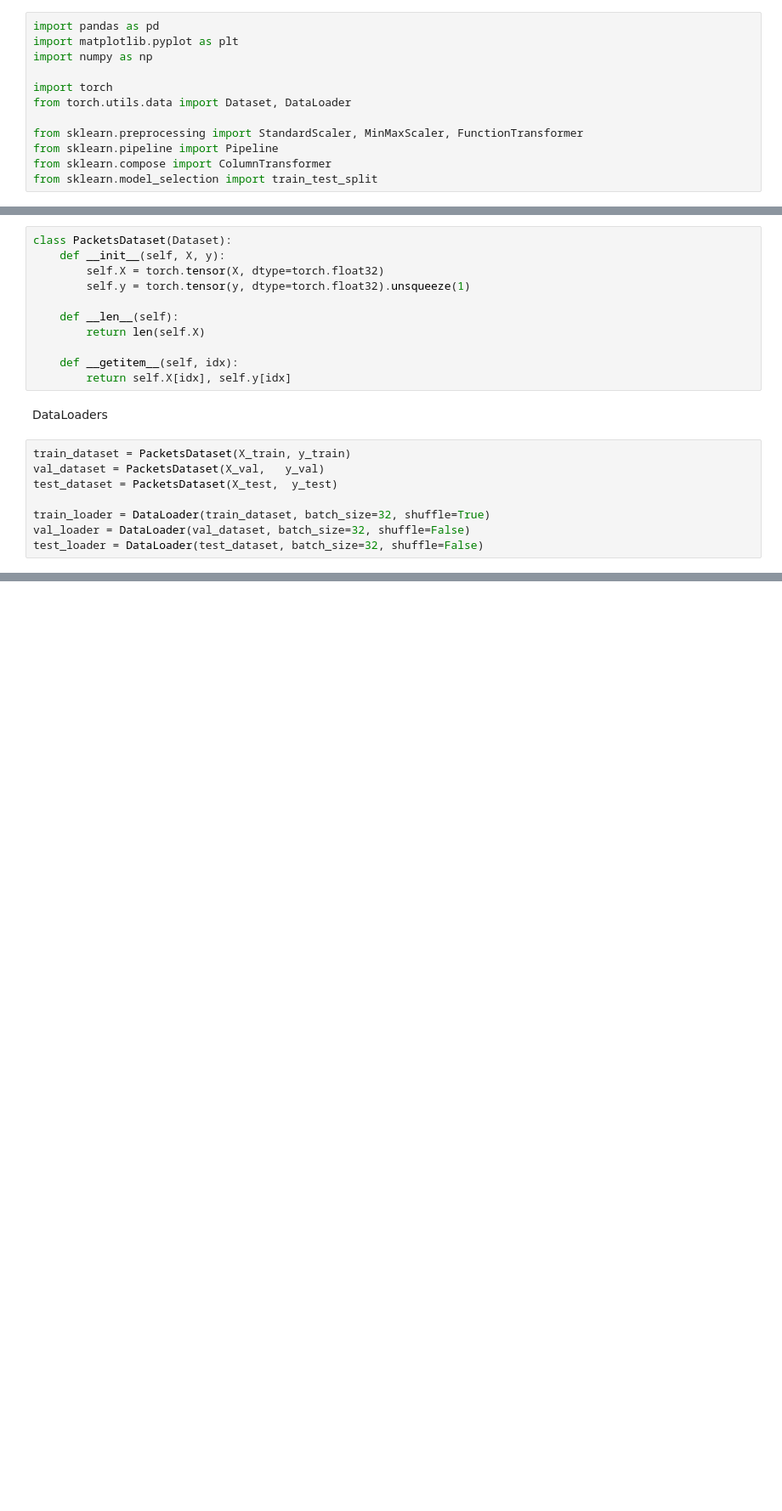
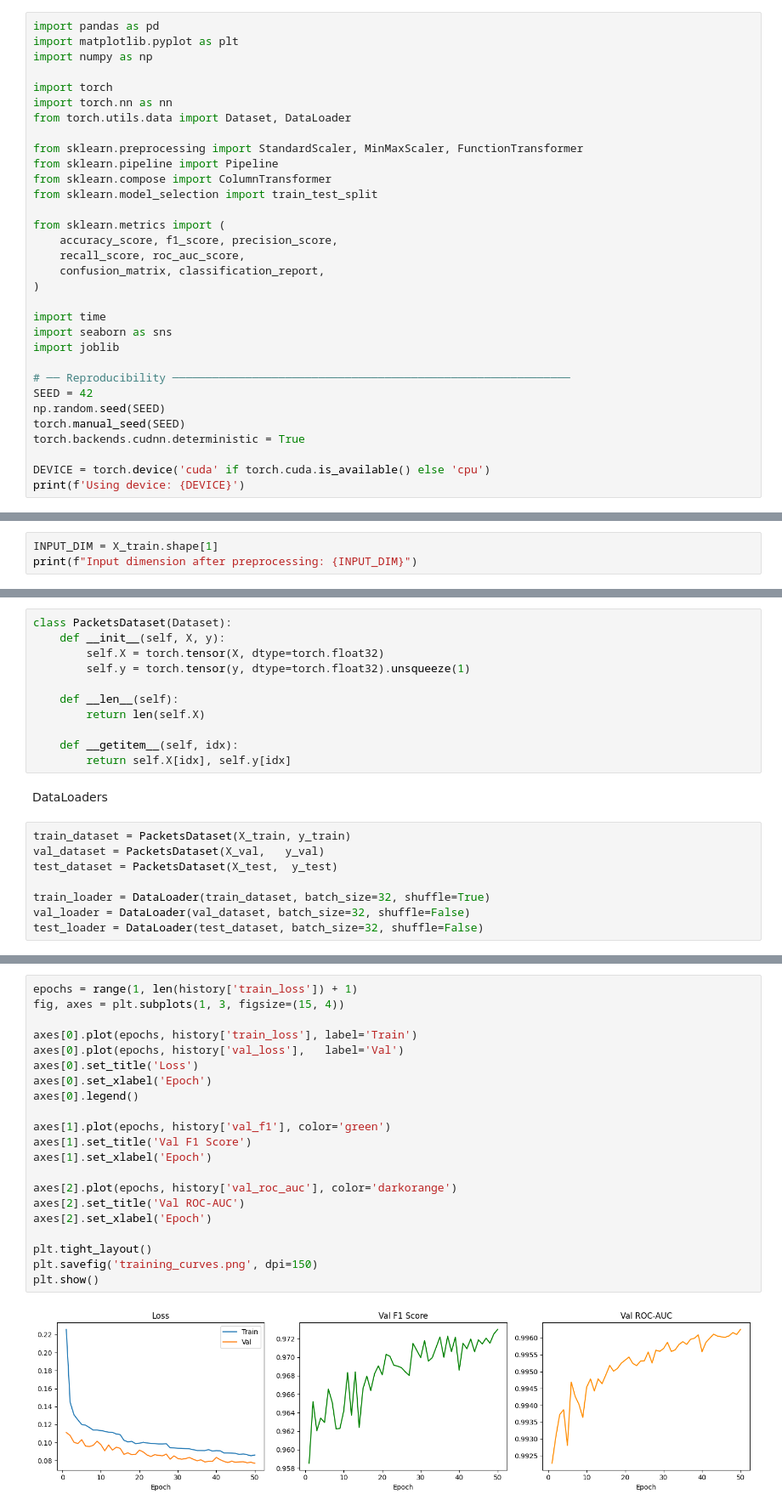
Before and after one commit to kiagunteh/deeplearningsutd, a Jupyter notebook: project.ipynb, the cells around one changed output, grey strips where cells are left out. Shown at 85% size. Drawn from its saved outputs; the diff is of its cells as text; blank space fills up the shorter version.

Commit message:
Model and training done

```diff
--- a/project.ipynb
+++ b/project.ipynb
@@ -8,9 +8,29 @@ import matplotlib.pyplot as plt
 import numpy as np
 
 import torch
+import torch.nn as nn
 from torch.utils.data import Dataset, DataLoader
 
 from sklearn.preprocessing import StandardScaler, MinMaxScaler, FunctionTransformer
 from sklearn.pipeline import Pipeline
 from sklearn.compose import ColumnTransformer
 from sklearn.model_selection import train_test_split
+
+from sklearn.metrics import (
+    accuracy_score, f1_score, precision_score,
+    recall_score, roc_auc_score,
+    confusion_matrix, classification_report,
+)
+
+import time
+import seaborn as sns
+import joblib
+
+# ── Reproducibility ────────────────────────────────────────────────────────────
+SEED = 42
+np.random.seed(SEED)
+torch.manual_seed(SEED)
+torch.backends.cudnn.deterministic = True
+
+DEVICE = torch.device('cuda' if torch.cuda.is_available() else 'cpu')
+print(f'Using device: {DEVICE}')
@@ -134,3 +156,6 @@ preprocessor = ColumnTransformer(transformers=[
 X_train = preprocessor.fit_transform(X_train).astype(np.float32)
 X_val = preprocessor.transform(X_val).astype(np.float32)
 X_test = preprocessor.transform(X_test).astype(np.float32)
+# %%
+INPUT_DIM = X_train.shape[1]
+print(f"Input dimension after preprocessing: {INPUT_DIM}")
@@ -161,0 +445,23 @@ test_loader = DataLoader(test_dataset, batch_size=32, shuffle=False)
+# %%
+epochs = range(1, len(history['train_loss']) + 1)
+fig, axes = plt.subplots(1, 3, figsize=(15, 4))
+
+axes[0].plot(epochs, history['train_loss'], label='Train')
+axes[0].plot(epochs, history['val_loss'],   label='Val')
+axes[0].set_title('Loss')
+axes[0].set_xlabel('Epoch')
+axes[0].legend()
+
+axes[1].plot(epochs, history['val_f1'], color='green')
+axes[1].set_title('Val F1 Score')
+axes[1].set_xlabel('Epoch')
+
+axes[2].plot(epochs, history['val_roc_auc'], color='darkorange')
+axes[2].set_title('Val ROC-AUC')
+axes[2].set_xlabel('Epoch')
+
+plt.tight_layout()
+plt.savefig('training_curves.png', dpi=150)
+plt.show()
+# %% [output]
+[figure, added]
```
Also changed, not shown: parts of 16 cells of this notebook, 6 other files.
